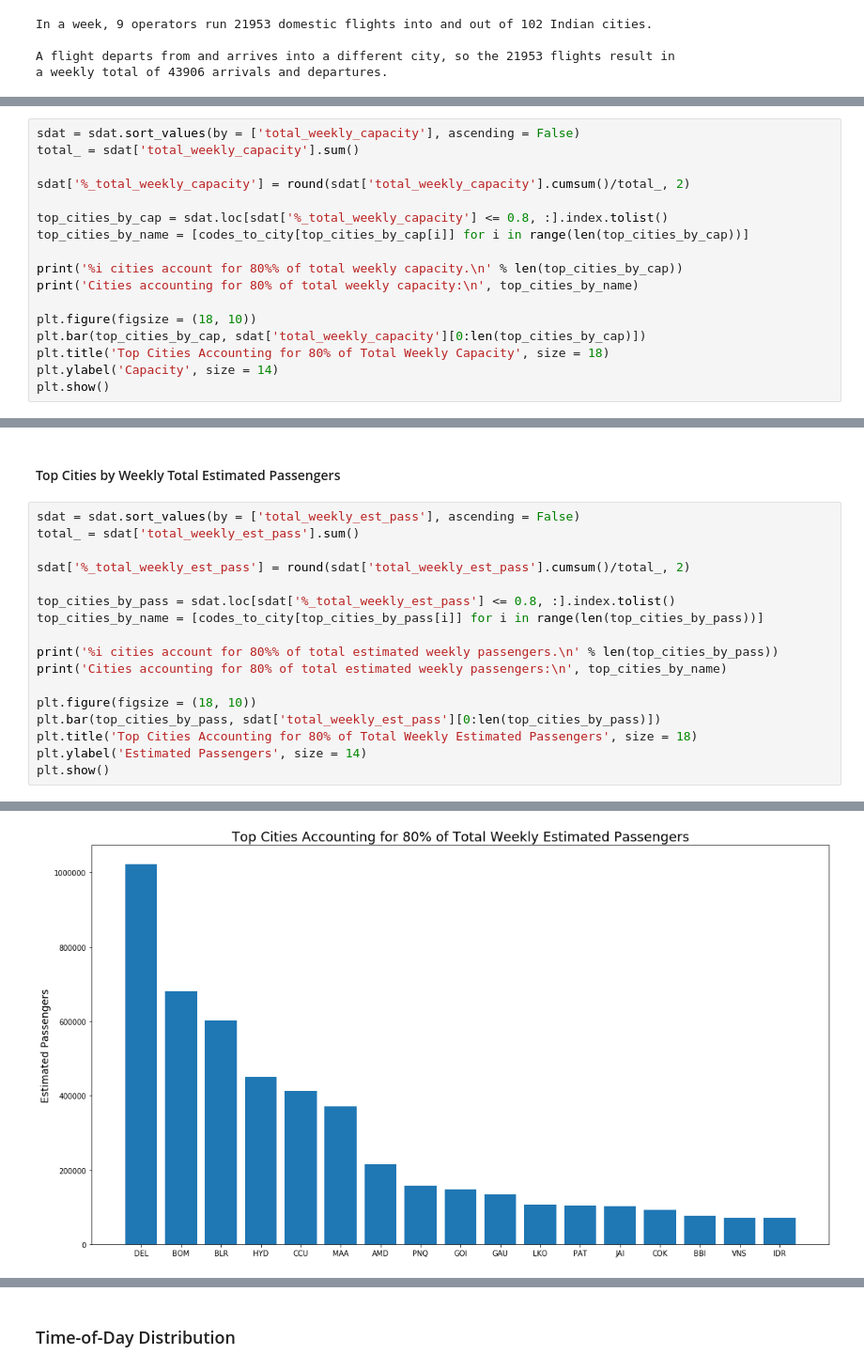
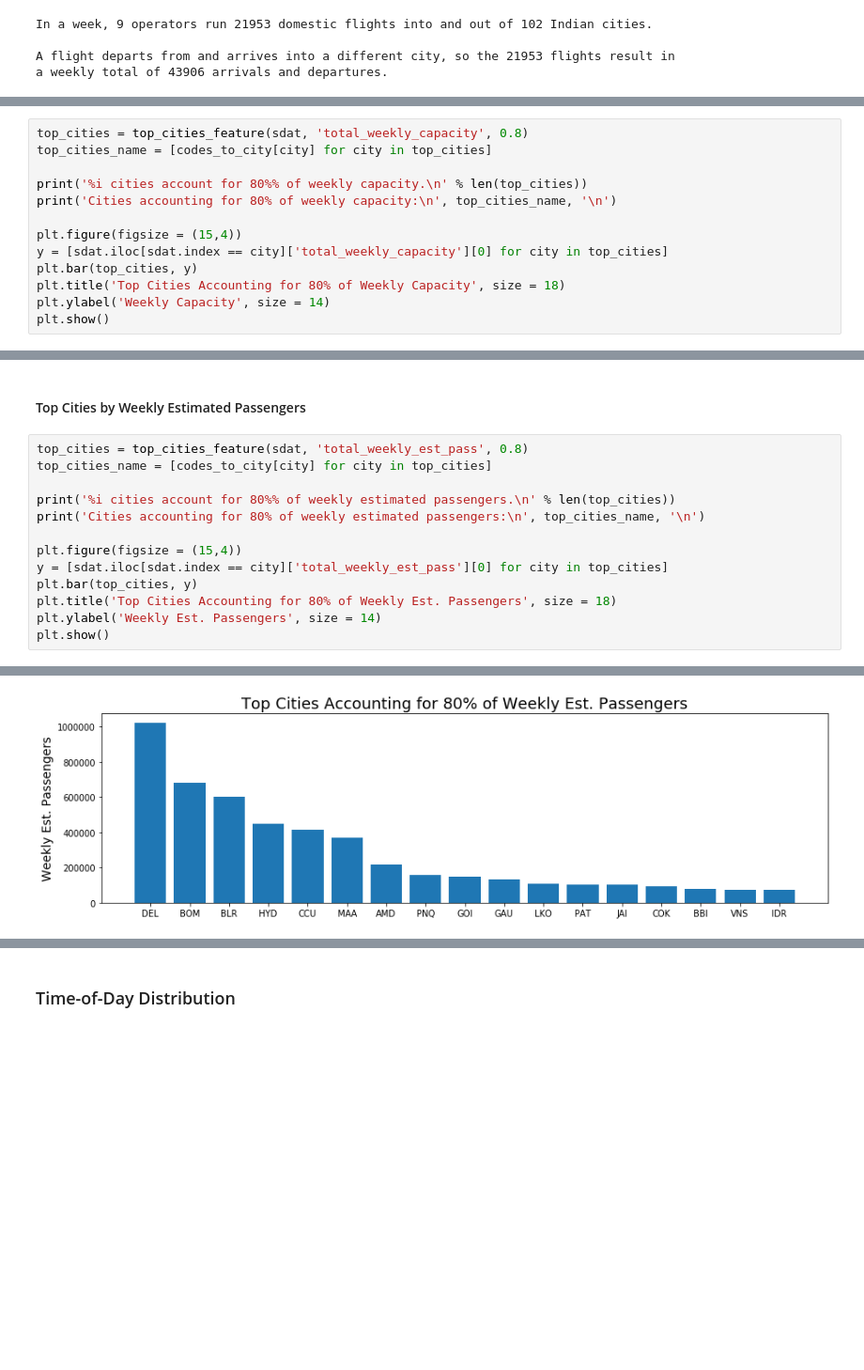
Before and after one commit to sanjeevgadre/Portfolio-Airport-Traffic, a Jupyter notebook: city-analysis.ipynb, the cells around one changed output, grey strips where cells are left out. Shown at 94% size. Saved outputs shown, nothing was run; the diff lists cells and outputs as text; blank space fills up the shorter version.

```diff
--- a/city-analysis.ipynb
+++ b/city-analysis.ipynb
@@ -118,18 +122,14 @@ Cities accounting for 80% of all arrivals and departures:
 # %%
-sdat = sdat.sort_values(by = ['total_weekly_capacity'], ascending = False)
-total_ = sdat['total_weekly_capacity'].sum()
+top_cities = top_cities_feature(sdat, 'total_weekly_capacity', 0.8)
+top_cities_name = [codes_to_city[city] for city in top_cities]
 
-sdat['%_total_weekly_capacity'] = round(sdat['total_weekly_capacity'].cumsum()/total_, 2)
+print('%i cities account for 80%% of weekly capacity.\n' % len(top_cities))
+print('Cities accounting for 80% of weekly capacity:\n', top_cities_name, '\n')
 
-top_cities_by_cap = sdat.loc[sdat['%_total_weekly_capacity'] <= 0.8, :].index.tolist()
-top_cities_by_name = [codes_to_city[top_cities_by_cap[i]] for i in range(len(top_cities_by_cap))]
-
-print('%i cities account for 80%% of total weekly capacity.\n' % len(top_cities_by_cap))
-print('Cities accounting for 80% of total weekly capacity:\n', top_cities_by_name)
-
-plt.figure(figsize = (18, 10))
-plt.bar(top_cities_by_cap, sdat['total_weekly_capacity'][0:len(top_cities_by_cap)])
-plt.title('Top Cities Accounting for 80% of Total Weekly Capacity', size = 18)
-plt.ylabel('Capacity', size = 14)
+plt.figure(figsize = (15,4))
+y = [sdat.iloc[sdat.index == city]['total_weekly_capacity'][0] for city in top_cities]
+plt.bar(top_cities, y)
+plt.title('Top Cities Accounting for 80% of Weekly Capacity', size = 18)
+plt.ylabel('Weekly Capacity', size = 14)
 plt.show()
 # %% [output]
@@ -141,20 +141,16 @@ Cities accounting for 80% of total weekly capacity:
 # %% [markdown]
-#### Top Cities by Weekly Total Estimated Passengers
+#### Top Cities by Weekly Estimated Passengers
 # %%
-sdat = sdat.sort_values(by = ['total_weekly_est_pass'], ascending = False)
-total_ = sdat['total_weekly_est_pass'].sum()
+top_cities = top_cities_feature(sdat, 'total_weekly_est_pass', 0.8)
+top_cities_name = [codes_to_city[city] for city in top_cities]
 
-sdat['%_total_weekly_est_pass'] = round(sdat['total_weekly_est_pass'].cumsum()/total_, 2)
+print('%i cities account for 80%% of weekly estimated passengers.\n' % len(top_cities))
+print('Cities accounting for 80% of weekly estimated passengers:\n', top_cities_name, '\n')
 
-top_cities_by_pass = sdat.loc[sdat['%_total_weekly_est_pass'] <= 0.8, :].index.tolist()
-top_cities_by_name = [codes_to_city[top_cities_by_pass[i]] for i in range(len(top_cities_by_pass))]
-
-print('%i cities account for 80%% of total estimated weekly passengers.\n' % len(top_cities_by_pass))
-print('Cities accounting for 80% of total estimated weekly passengers:\n', top_cities_by_name)
-
-plt.figure(figsize = (18, 10))
-plt.bar(top_cities_by_pass, sdat['total_weekly_est_pass'][0:len(top_cities_by_pass)])
-plt.title('Top Cities Accounting for 80% of Total Weekly Estimated Passengers', size = 18)
-plt.ylabel('Estimated Passengers', size = 14)
+plt.figure(figsize = (15,4))
+y = [sdat.iloc[sdat.index == city]['total_weekly_est_pass'][0] for city in top_cities]
+plt.bar(top_cities, y)
+plt.title('Top Cities Accounting for 80% of Weekly Est. Passengers', size = 18)
+plt.ylabel('Weekly Est. Passengers', size = 14)
 plt.show()
 # %% [output]
@@ -164,2 +160,2 @@ Cities accounting for 80% of total estimated weekly passengers:
  ['New Delhi', 'Mumbai', 'Bangalore', 'Hyderabad', 'Kolkata', 'Chennai', 'Ahmedabad', 'Pune', 'Goa', 'Guwahati', 'Lucknow', 'Patna', 'Jaipur', 'Kochi', 'Bhubaneswar', 'Varanasi', 'Indore']
-[figure, old version]
+[figure, new version]
```
Also changed, not shown: parts of 14 cells of this notebook.
